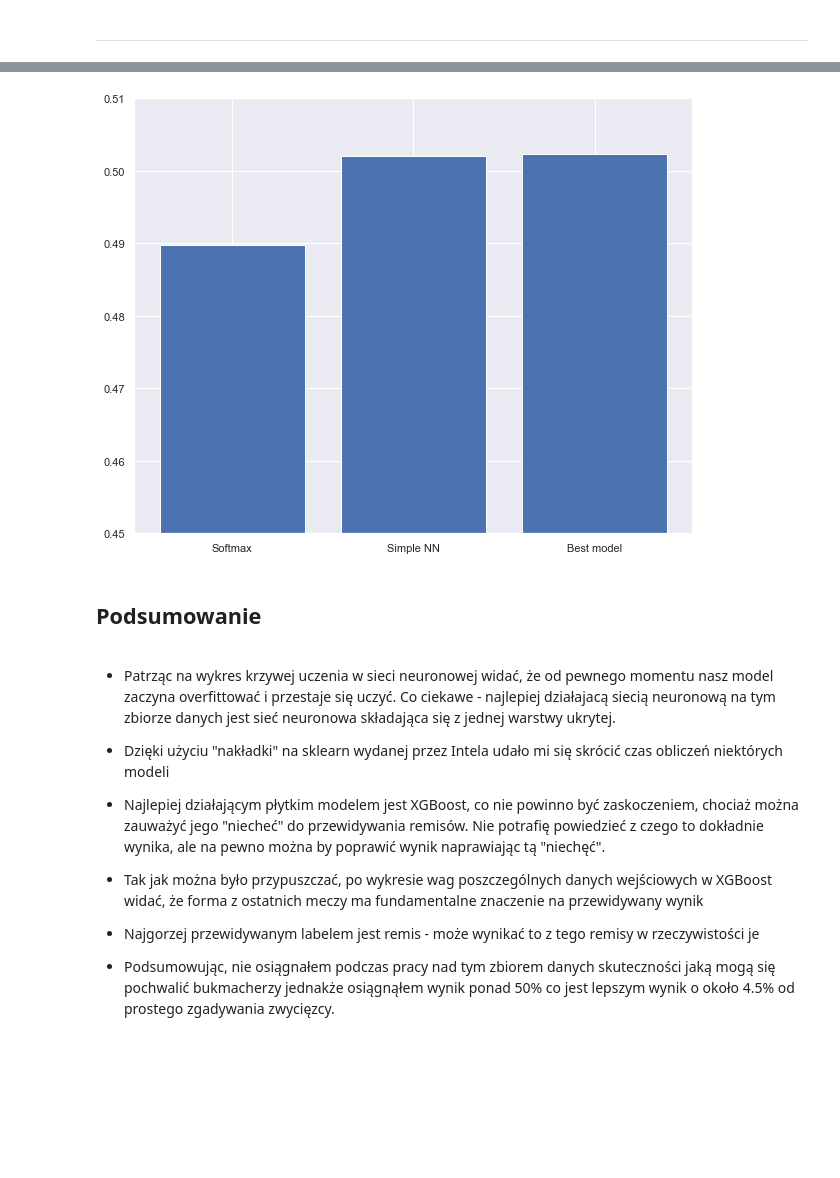
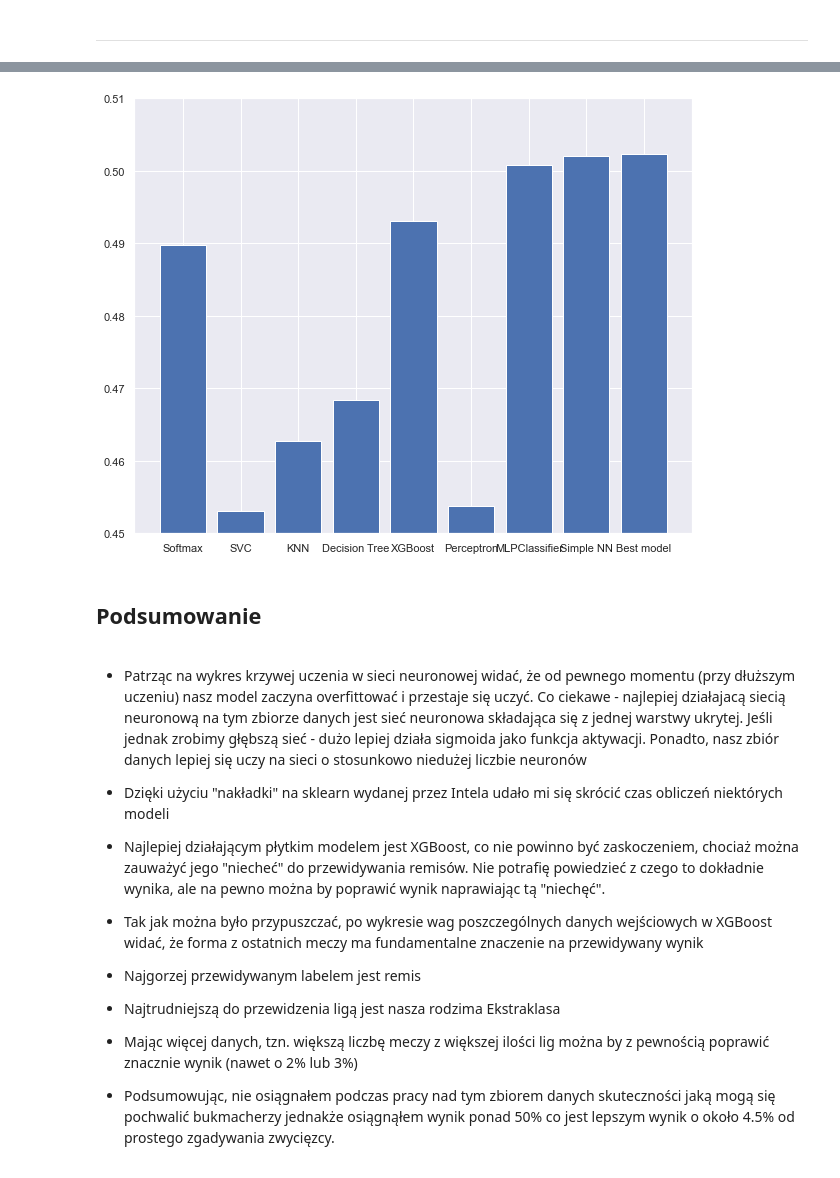
Before and after one commit to tatarak123/Projekt-PSI---Przewidywanie-wynik-w-meczy, a Jupyter notebook: projekt_kopia.ipynb, the cells around one changed output, grey strips where cells are left out. Saved outputs shown, nothing was run; the diff lists cells and outputs as text; code cells hidden in the pictures; blank space fills up the shorter version.

```diff
--- a/projekt_kopia.ipynb
+++ b/projekt_kopia.ipynb
@@ -1090,22 +1138,22 @@ import matplotlib.pyplot as plt
 fig = plt.figure(figsize=(10,8))
 plt.ylim(0.45,0.51)
 langs = ['Softmax',
-        # 'SVC',
-        # 'KNN',
-        # 'Decision Tree',
-        # 'XGBoost',
-        # 'Perceptron',
-        # 'MLPClassifier',
+        'SVC',
+        'KNN',
+        'Decision Tree',
+        'XGBoost',
+        'Perceptron',
+        'MLPClassifier',
         'Simple NN',
         'Best model']
 students = [
             metrics.accuracy_score(y_test, model_soft.predict(X_test)),
-            # metrics.accuracy_score(y_test, model_SVC.predict(X_test)),
-            # metrics.accuracy_score(y_test, model_knn.predict(X_test)),
-            # metrics.accuracy_score(y_test, model_dtc.predict(X_test)),
-            # metrics.accuracy_score(y_test, model_rf.predict(X_test)),
-            # metrics.accuracy_score(y_test, model_percep.predict(X_test)),
-            # metrics.accuracy_score(y_test, model_mlp.predict(X_test_scaled)),
+            metrics.accuracy_score(y_test, model_SVC.predict(X_test)),
+            metrics.accuracy_score(y_test, model_knn.predict(X_test)),
+            metrics.accuracy_score(y_test, model_dtc.predict(X_test)),
+            metrics.accuracy_score(y_test, model_rf.predict(X_test)),
+            metrics.accuracy_score(y_test, model_percep.predict(X_test)),
+            metrics.accuracy_score(y_test, model_mlp.predict(X_test_scaled)),
             model_simplenn.evaluate(X_test_scaled,y_test)[1],
             saved_model1.evaluate(X_test_scaled,y_test)[1]]
 plt.bar(langs,students)
@@ -1116,8 +1164,8 @@ plt.show()
-[figure, old version]
+[figure, new version]
 # %% [markdown]
  <h2> Podsumowanie
 # %% [markdown]
-* Patrząc na wykres krzywej uczenia w sieci neuronowej widać, że od pewnego momentu nasz model zaczyna overfittować i przestaje się uczyć. Co ciekawe - najlepiej działajacą siecią neuronową na tym zbiorze danych jest sieć neuronowa składająca się z jednej warstwy ukrytej.
+* Patrząc na wykres krzywej uczenia w sieci neuronowej widać, że od pewnego momentu (przy dłuższym uczeniu) nasz model zaczyna overfittować i przestaje się uczyć. Co ciekawe - najlepiej działajacą siecią neuronową na tym zbiorze danych jest sieć neuronowa składająca się z jednej warstwy ukrytej. Jeśli jednak zrobimy głębszą sieć - dużo lepiej działa sigmoida jako funkcja aktywacji. Ponadto, nasz zbiór danych lepiej się uczy na sieci o stosunkowo niedużej liczbie neuronów
 
 * Dzięki użyciu "nakładki" na sklearn wydanej przez Intela udało mi się skrócić czas obliczeń niektórych modeli
 
@@ -1125,6 +1173,10 @@ plt.show()
 
 * Tak jak można było przypuszczać, po wykresie wag poszczególnych danych wejściowych w XGBoost widać, że forma z ostatnich meczy ma fundamentalne znaczenie na przewidywany wynik
 
-* Najgorzej przewidywanym labelem jest remis - może wynikać to z tego remisy w rzeczywistości je
+* Najgorzej przewidywanym labelem jest remis
+
+* Najtrudniejszą do przewidzenia ligą jest nasza rodzima Ekstraklasa
+
+* Mając więcej danych, tzn. większą liczbę meczy z większej ilości lig można by z pewnością poprawić znacznie wynik (nawet o 2% lub 3%)
 
 * Podsumowując, nie osiągnałem podczas pracy nad tym zbiorem danych skuteczności jaką mogą się pochwalić bukmacherzy jednakże osiągnąłem wynik ponad 50% co jest lepszym wynik o około 4.5% od prostego zgadywania zwycięzcy.
```
Also changed, not shown: parts of 21 cells of this notebook.
